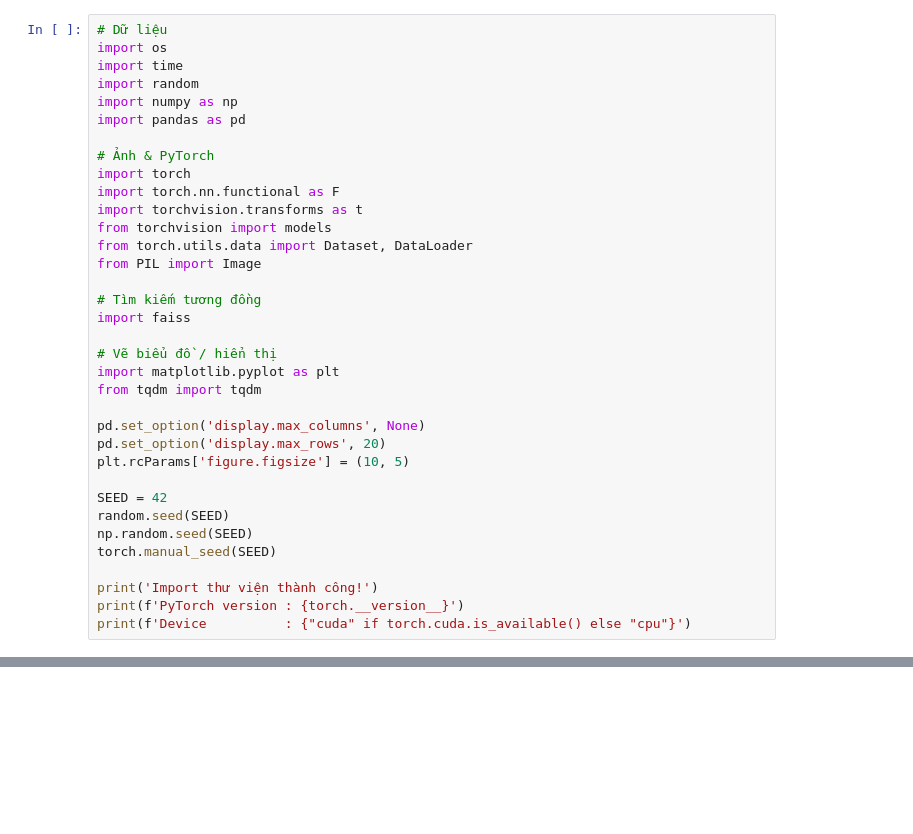
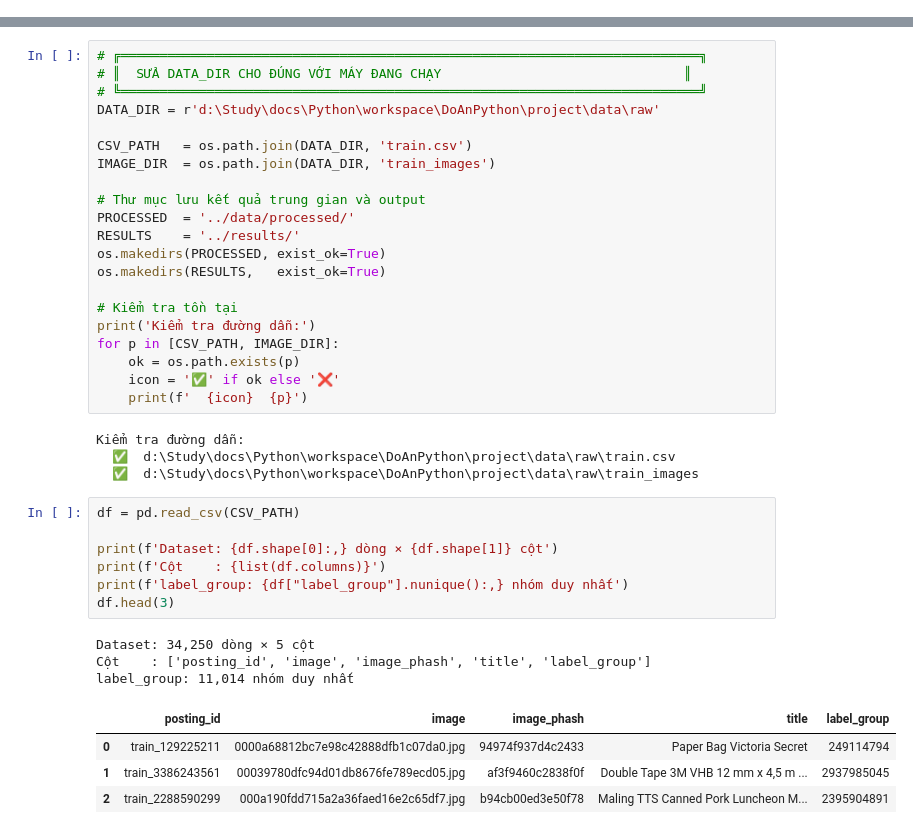
Before and after one commit to MaGiaVy/DoAnPython, a Jupyter notebook: project/notebooks/Tuan3_QuocBao_FAISS.ipynb, the cells around one changed output, grey strips where cells are left out. Saved outputs shown, nothing was run; the diff lists cells and outputs as text; blank space fills up the shorter version.

```diff
--- a/project/notebooks/Tuan3_QuocBao_FAISS.ipynb
+++ b/project/notebooks/Tuan3_QuocBao_FAISS.ipynb
@@ -18,35 +0,0 @@ Ghi nhớ: **FAISS chỉ tăng tốc truy xuất, không tự làm mAP tăng.**
-# %%
-# Dữ liệu
-import os
-import time
-import random
-import numpy as np
-import pandas as pd
-
-# Ảnh & PyTorch
-import torch
-import torch.nn.functional as F
-import torchvision.transforms as t
-from torchvision import models
-from torch.utils.data import Dataset, DataLoader
-from PIL import Image
-
-# Tìm kiếm tương đồng
-import faiss
-
-# Vẽ biểu đồ / hiển thị
-import matplotlib.pyplot as plt
-from tqdm import tqdm
-
-pd.set_option('display.max_columns', None)
-pd.set_option('display.max_rows', 20)
-plt.rcParams['figure.figsize'] = (10, 5)
-
-SEED = 42
-random.seed(SEED)
-np.random.seed(SEED)
-torch.manual_seed(SEED)
-
-print('Import thư viện thành công!')
-print(f'PyTorch version : {torch.__version__}')
-print(f'Device          : {"cuda" if torch.cuda.is_available() else "cpu"}')
@@ -482,0 +87,40 @@ Tốc độ cải thiện    : 1.42 lần
+# %%
+# ╔══════════════════════════════════════════════════════════════════════════╗
+# ║  SỬA DATA_DIR CHO ĐÚNG VỚI MÁY ĐANG CHẠY                               ║
+# ╚══════════════════════════════════════════════════════════════════════════╝
+DATA_DIR = r'd:\Study\docs\Python\workspace\DoAnPython\project\data\raw'
+
+CSV_PATH   = os.path.join(DATA_DIR, 'train.csv')
+IMAGE_DIR  = os.path.join(DATA_DIR, 'train_images')
+
+# Thư mục lưu kết quả trung gian và output
+PROCESSED  = '../data/processed/'
+RESULTS    = '../results/'
+os.makedirs(PROCESSED, exist_ok=True)
+os.makedirs(RESULTS,   exist_ok=True)
+
+# Kiểm tra tồn tại
+print('Kiểm tra đường dẫn:')
+for p in [CSV_PATH, IMAGE_DIR]:
+    ok = os.path.exists(p)
+    icon = '✅' if ok else '❌'
+    print(f'  {icon}  {p}')
+# %% [output]
+Kiểm tra đường dẫn:
+  ✅  d:\Study\docs\Python\workspace\DoAnPython\project\data\raw\train.csv
+  ✅  d:\Study\docs\Python\workspace\DoAnPython\project\data\raw\train_images
+# %%
+df = pd.read_csv(CSV_PATH)
+
+print(f'Dataset: {df.shape[0]:,} dòng × {df.shape[1]} cột')
+print(f'Cột    : {list(df.columns)}')
+print(f'label_group: {df["label_group"].nunique():,} nhóm duy nhất')
+df.head(3)
+# %% [output]
+Dataset: 34,250 dòng × 5 cột
+Cột    : ['posting_id', 'image', 'image_phash', 'title', 'label_group']
+label_group: 11,014 nhóm duy nhất
+|  | posting_id | image | image_phash | title | label_group |
+| 0 | train_129225211 | 0000a68812bc7e98c42888dfb1c07da0.jpg | 94974f937d4c2433 | Paper Bag Victoria Secret | 249114794 |
+| 1 | train_3386243561 | 00039780dfc94d01db8676fe789ecd05.jpg | af3f9460c2838f0f | Double Tape 3M VHB 12 mm x 4,5 m ... | 2937985045 |
+| 2 | train_2288590299 | 000a190fdd715a2a36faed16e2c65df7.jpg | b94cb00ed3e50f78 | Maling TTS Canned Pork Luncheon M... | 2395904891 |
```
Also changed, not shown: parts of 51 cells of this notebook, 7 other files.
